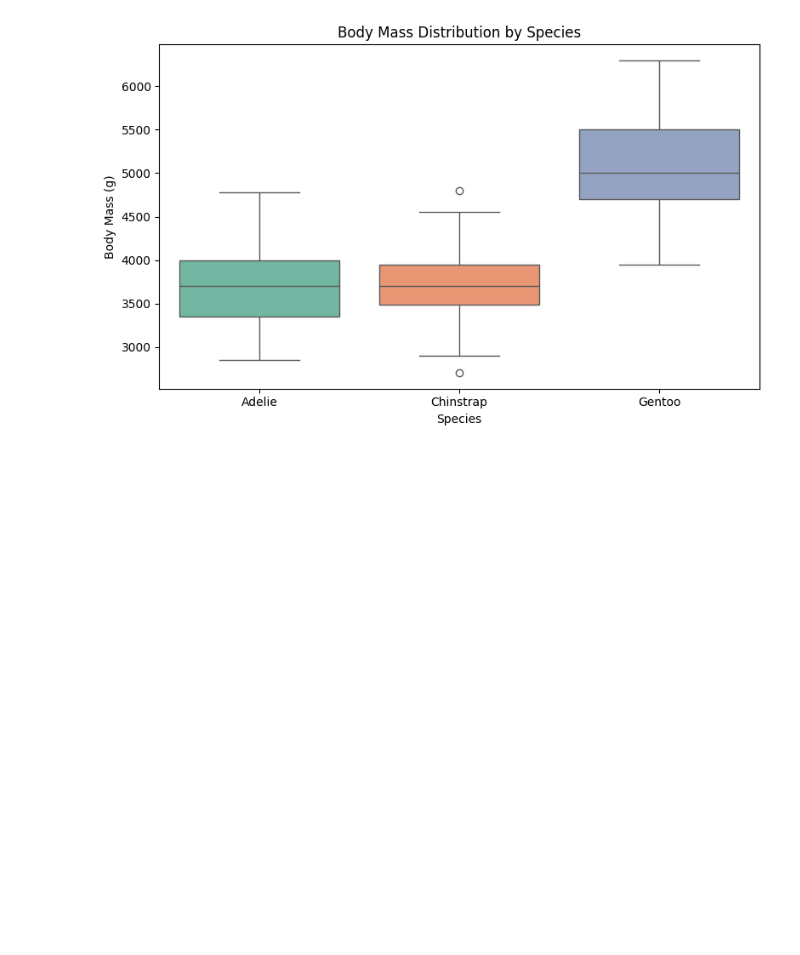
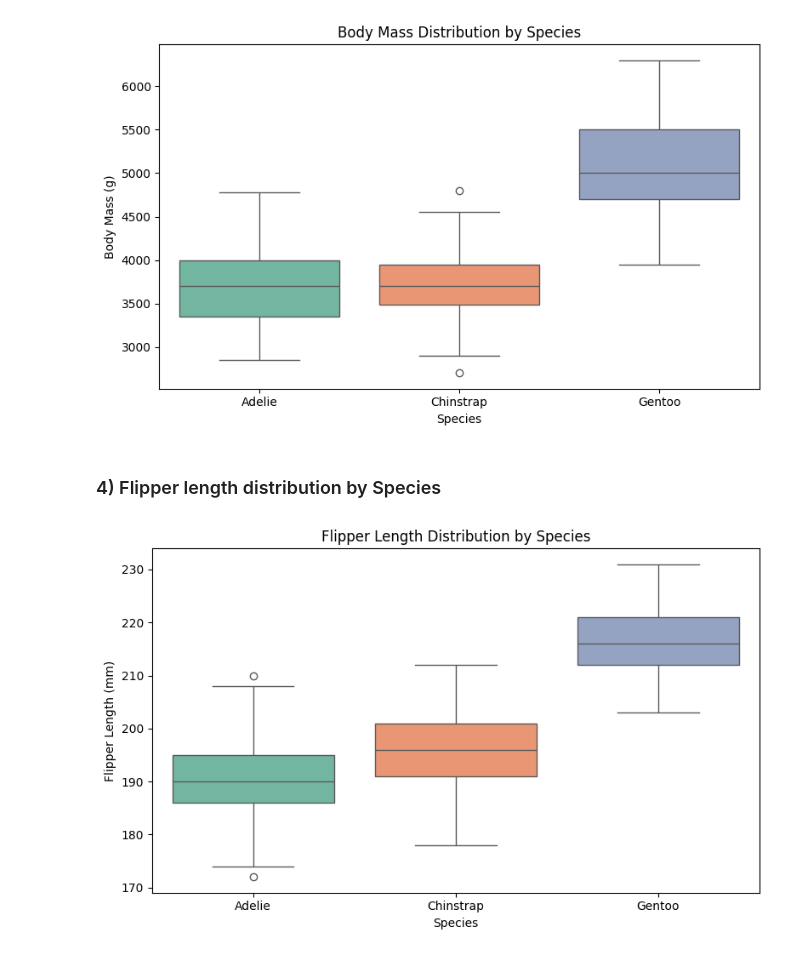
Before and after one commit to PerryRichardson/EDA_penguins, a Jupyter notebook: penguins_eda.ipynb, the cells around one changed output. Drawn from its saved outputs; the diff is of its cells as text; code cells hidden in the pictures; blank space fills up the shorter version.

Commit message:
Add EDA notebook with data cleaning and charts 1-5

```diff
--- a/penguins_eda.ipynb
+++ b/penguins_eda.ipynb
@@ -179,3 +179,23 @@ plt.savefig("chart3_body_mass.png", dpi=150)
 plt.show()
 # %% [output]
 [figure]
+# %% [markdown]
+### 4) Flipper length distribution by Species
+# %%
+plt.figure(figsize=(8, 5))
+sns.boxplot(
+    data=df_clean,
+    x="species",
+    y="flipper_length_mm",
+    hue="species",
+    palette="Set2",
+    legend=False
+)
+plt.title("Flipper Length Distribution by Species")
+plt.xlabel("Species")
+plt.ylabel("Flipper Length (mm)")
+plt.tight_layout()
+plt.savefig("chart4_flipper_length.png", dpi=150)
+plt.show()
+# %% [output]
+[figure, added]
```
Also changed, not shown: parts of 2 cells of this notebook.
